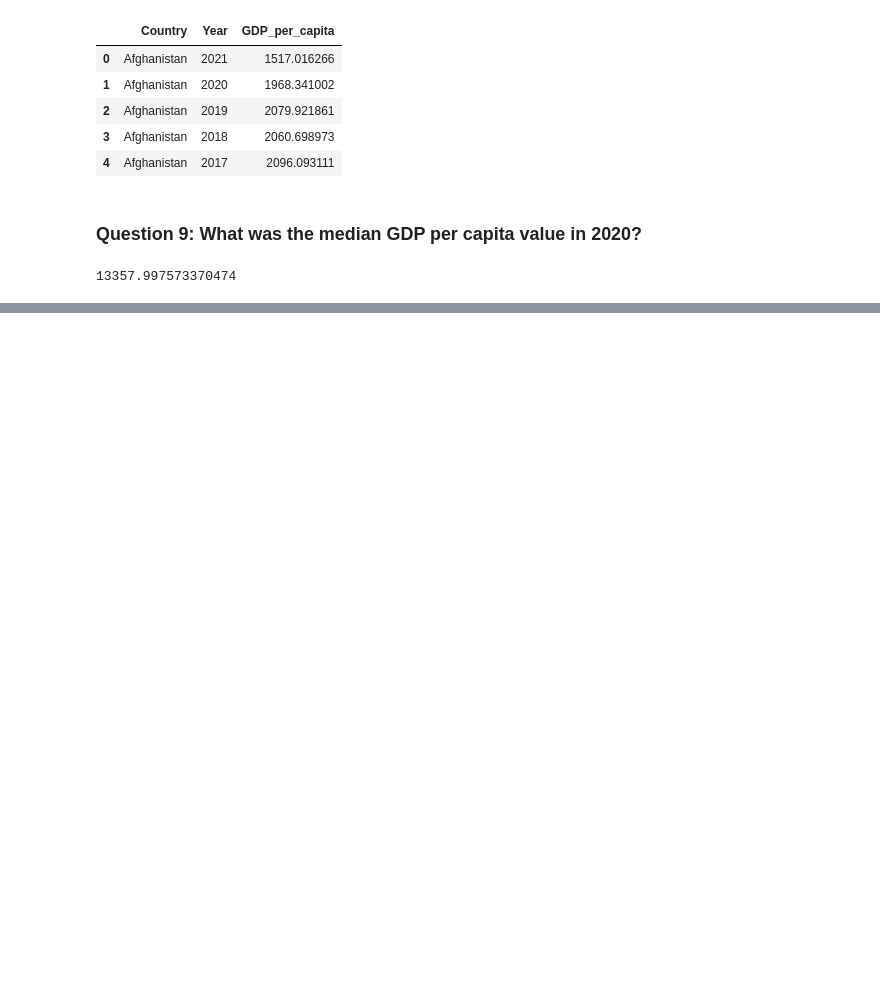
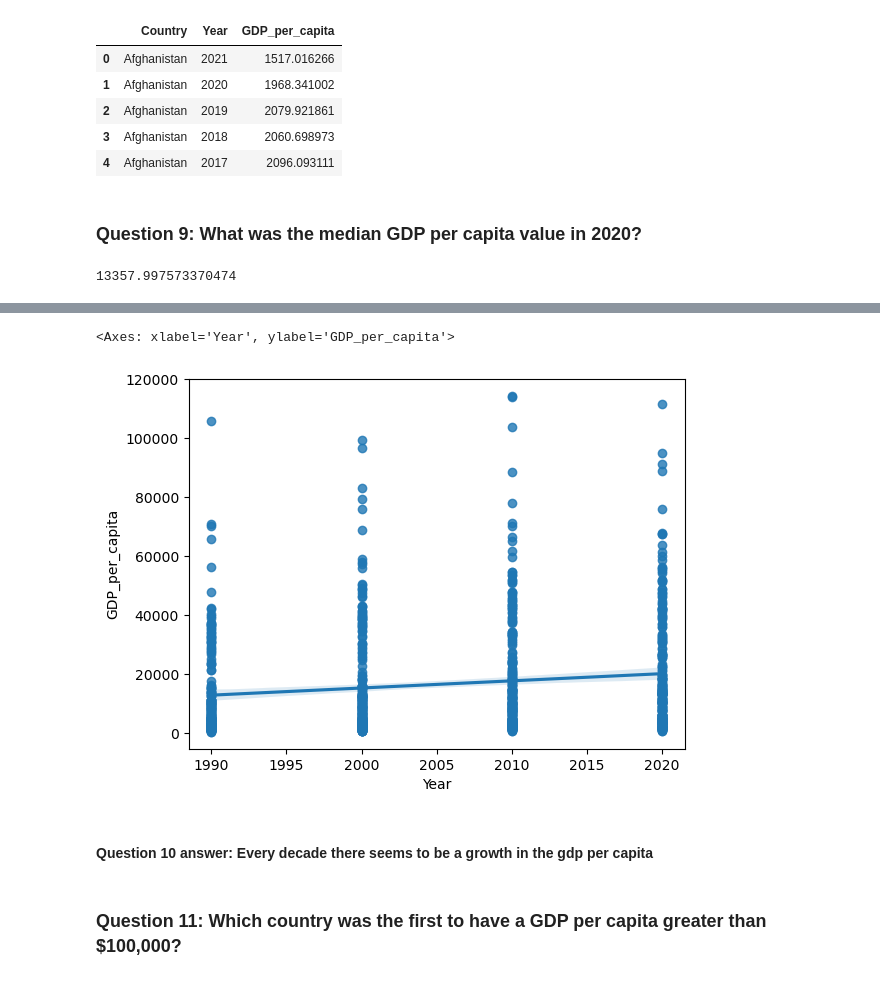
Before and after one commit to NSS-Data-Analytics-Cohort-11/undata-KohanaD, a Jupyter notebook: notebook/UN_da11_Kohana.ipynb, the cells around one changed output, grey strips where cells are left out. Saved outputs shown, nothing was run; the diff lists cells and outputs as text; code cells hidden in the pictures; blank space fills up the shorter version.

Commit message:
On last questions

```diff
--- a/notebook/UN_da11_Kohana.ipynb
+++ b/notebook/UN_da11_Kohana.ipynb
@@ -200,0 +235,9 @@ gdp_2020['GDP_per_capita'].median()
+# %%
+sns.regplot(x=gdp_decades['Year'], y=gdp_decades['GDP_per_capita'])
+# %% [output]
+<Axes: xlabel='Year', ylabel='GDP_per_capita'>
+[figure, added]
+# %% [markdown]
+#### Question 10 answer: Every decade there seems to be a growth in the gdp per capita
+# %% [markdown]
+### Question 11: Which country was the first to have a GDP per capita greater than $100,000?
```
Also changed, not shown: parts of 83 cells of this notebook.
